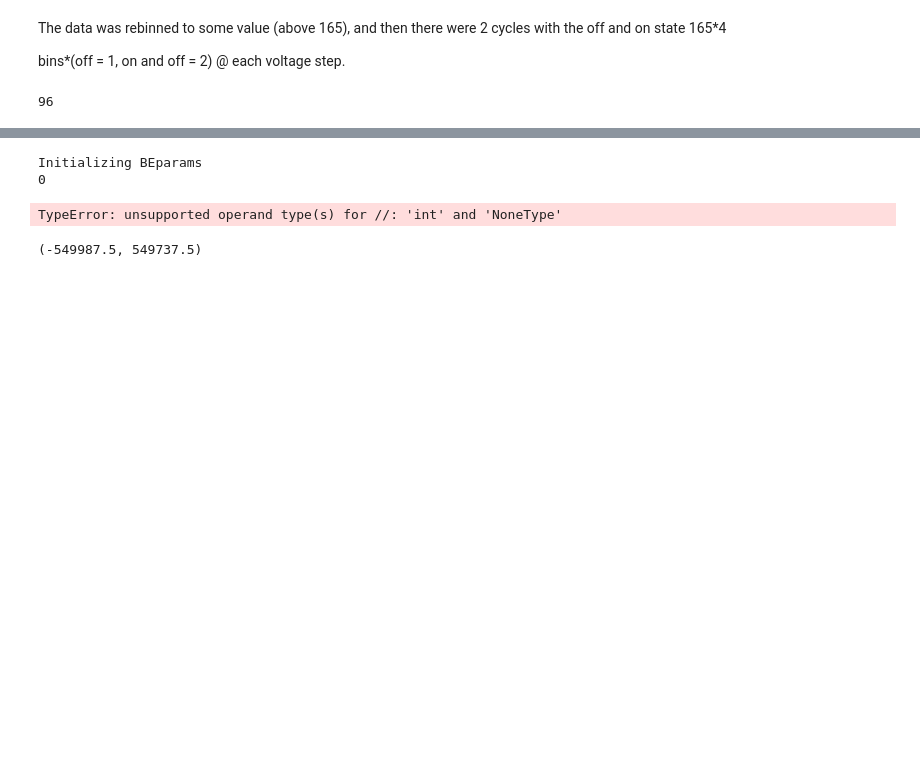
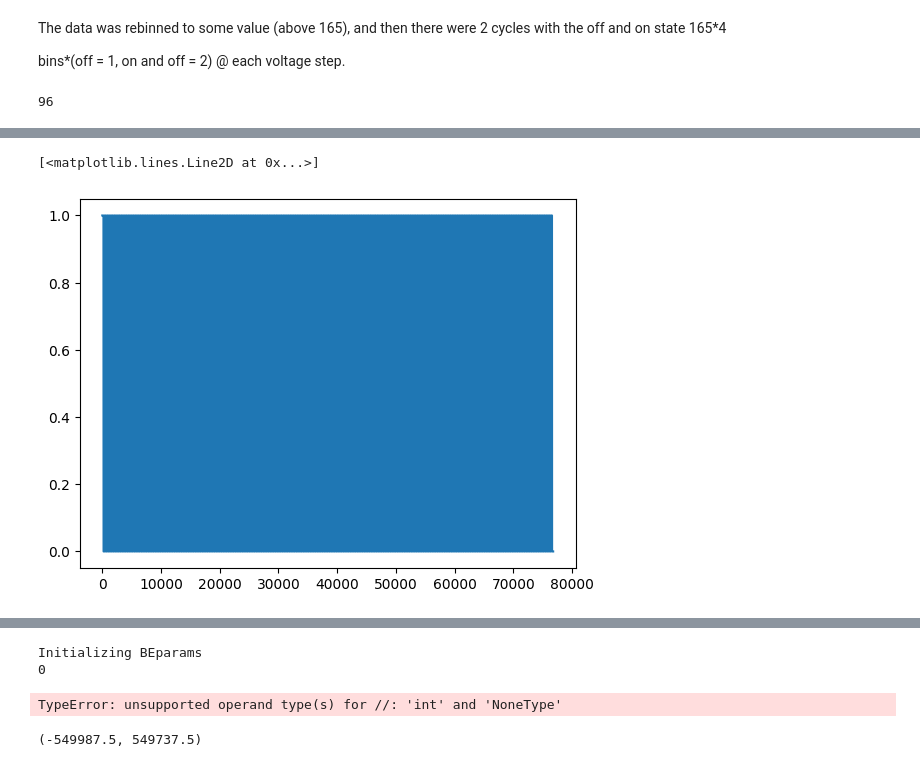
Before and after one commit to m3-learning/BandExcitation, a Jupyter notebook: testing/dataset.ipynb, the cells around one changed output, grey strips where cells are left out. Saved outputs shown, nothing was run; the diff lists cells and outputs as text; code cells hidden in the pictures; blank space fills up the shorter version.

```diff
--- a/testing/dataset.ipynb
+++ b/testing/dataset.ipynb
@@ -273,0 +405,6 @@ plt.plot(beparms.be_spectroscopy.DC_wave)
+# %%
+import matplotlib.pyplot as plt
+plt.plot(data_converter.feild(beparms.BE_num_bins,beparms.spectroscopic_points*2))
+# %% [output]
+[<matplotlib.lines.Line2D at 0x...>]
+[figure, added]
```
Also changed, not shown: parts of 31 cells of this notebook, 2 other files.
